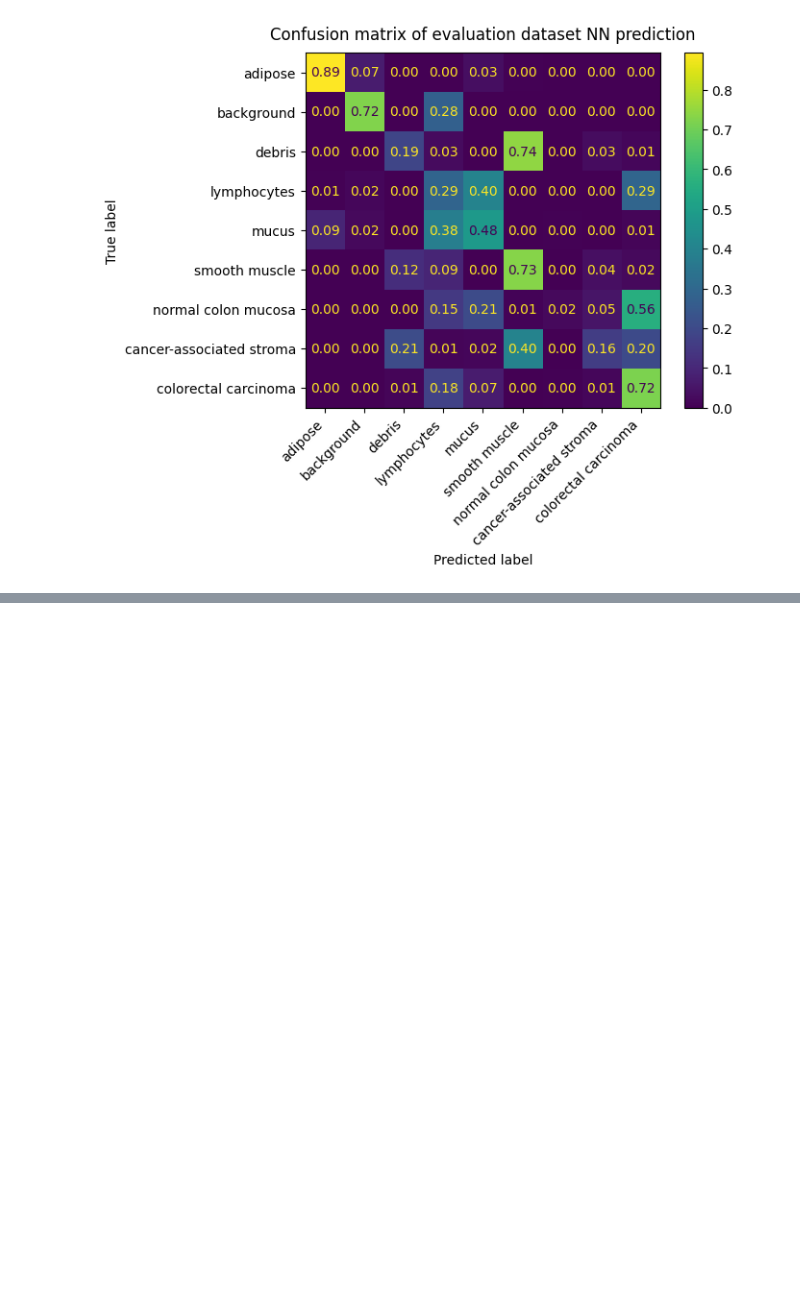
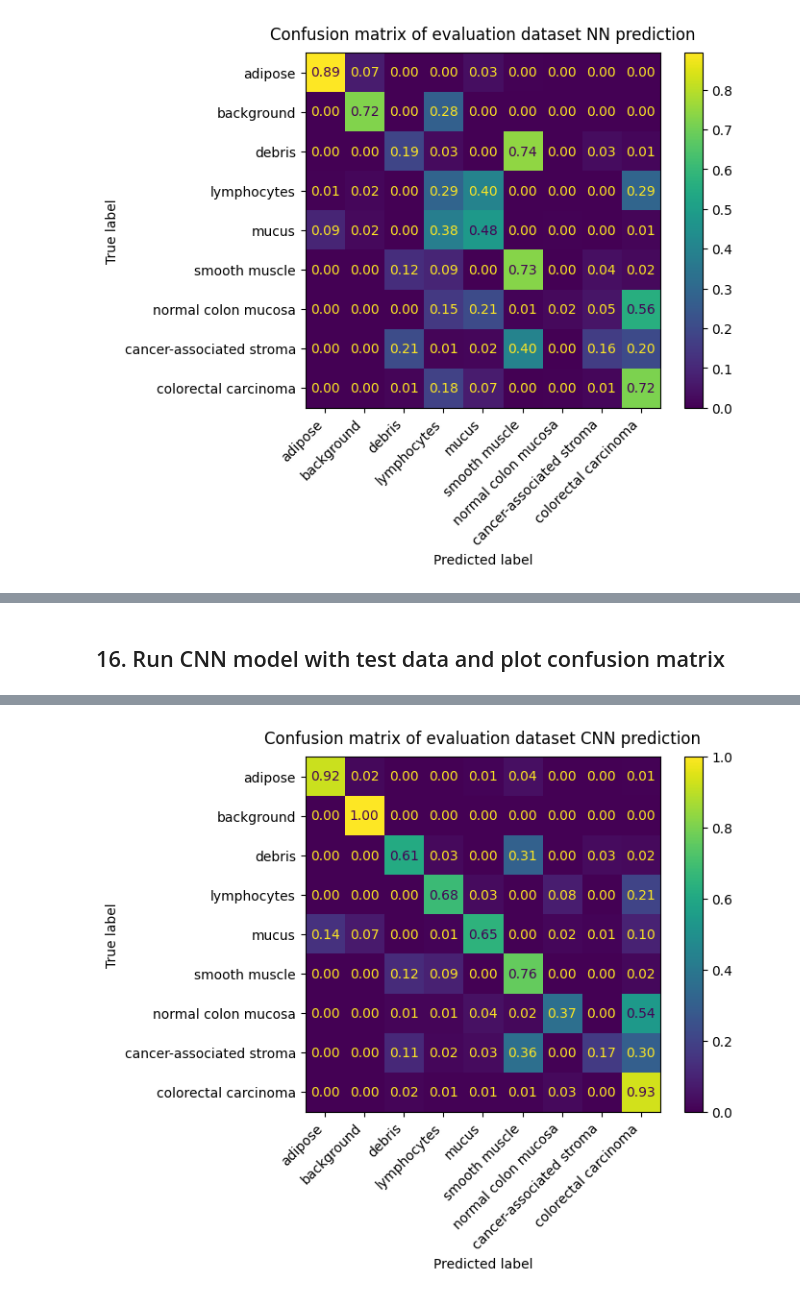
Before and after one commit to alexngys/AMLS_23-24_SN20000879, a Jupyter notebook: B/train.ipynb, the cells around one changed output, grey strips where cells are left out. Drawn from its saved outputs; the diff is of its cells as text; code cells hidden in the pictures; blank space fills up the shorter version.

```diff
--- a/B/train.ipynb
+++ b/B/train.ipynb
@@ -238,0 +333,26 @@ plt.show()
+# %% [markdown]
+## 16. Run CNN model with test data and plot confusion matrix
+# %%
+CNN_test_prediction = CNN_model.predict(test_images)
+
+CNN_test_prediction = np.argmax(CNN_test_prediction, axis=1)
+
+total = 0
+correct = 0
+for i in range(len(CNN_test_prediction)):
+  if CNN_test_prediction[i] == test_labels[i][0]:
+    correct += 1
+  total += 1
+
+print("Accuracy:", correct * 100 / total)
+
+result = confusion_matrix(test_labels, CNN_test_prediction , normalize='true')
+
+labels = ['adipose', 'background', 'debris', 'lymphocytes', 'mucus', 'smooth muscle','normal colon mucosa', 'cancer-associated stroma', 'colorectal carcinoma']
+cm_display = ConfusionMatrixDisplay(confusion_matrix = result, display_labels = labels)
+
+cm_display.plot(values_format = '.2f')
+plt.title("Confusion matrix of evaluation dataset CNN prediction", pad=10)
+plt.xticks(rotation=45, ha='right')
+plt.show()
+# %% [output]
@@ -238,0 +361 @@ plt.show()
+[figure, added]
```
Also changed, not shown: parts of 14 cells of this notebook, 6 other files.
